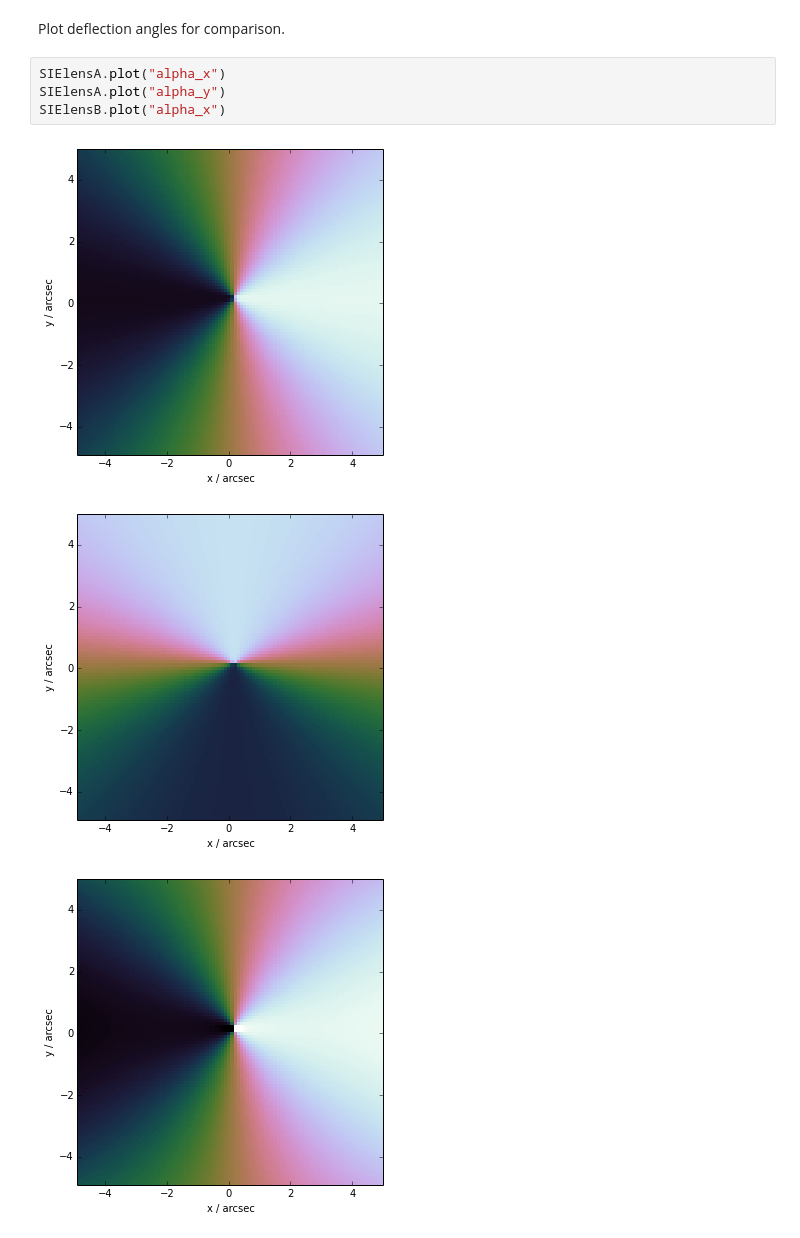
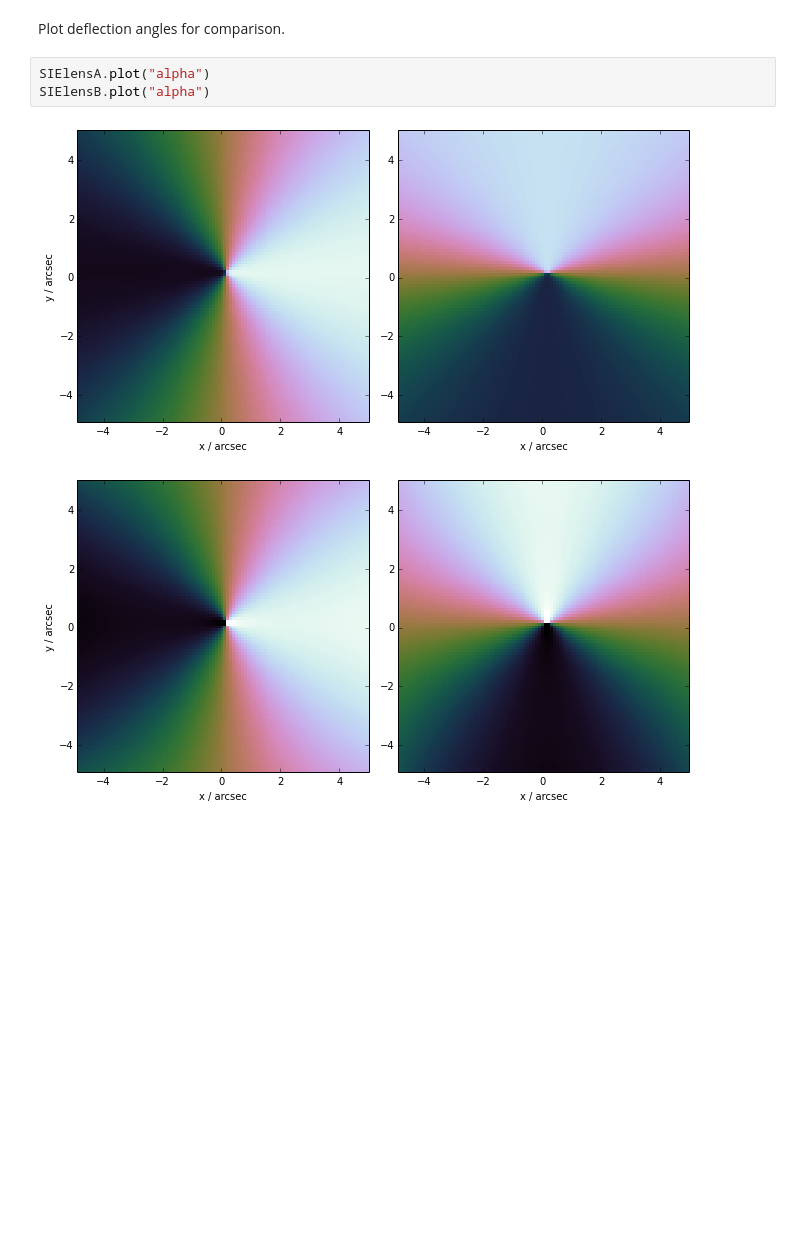
Before and after one commit to wmorning/EvilLens, a Jupyter notebook: DeflectionTest.ipynb, the cells around one changed output. Drawn from its saved outputs; the diff is of its cells as text; blank space fills up the shorter version.

Commit message:
Gravitational lens class now can plot both deflection angles side-by-side.  Also have created file for source images. Fixes #13

```diff
--- a/DeflectionTest.ipynb
+++ b/DeflectionTest.ipynb
@@ -36,11 +36,9 @@ SIElensB.deflect()
 # %% [markdown]
 Plot deflection angles for comparison.
 # %%
-SIElensA.plot("alpha_x")
-SIElensA.plot("alpha_y")
-SIElensB.plot("alpha_x")
+SIElensA.plot("alpha")
+SIElensB.plot("alpha")
 # %% [output]
-[figure, old version]
+[figure, new version]
-[figure, old version]
+[figure, new version]
-[figure, removed]
 # %%
```
Also changed, not shown: parts of 3 cells of this notebook, 2 other files.
